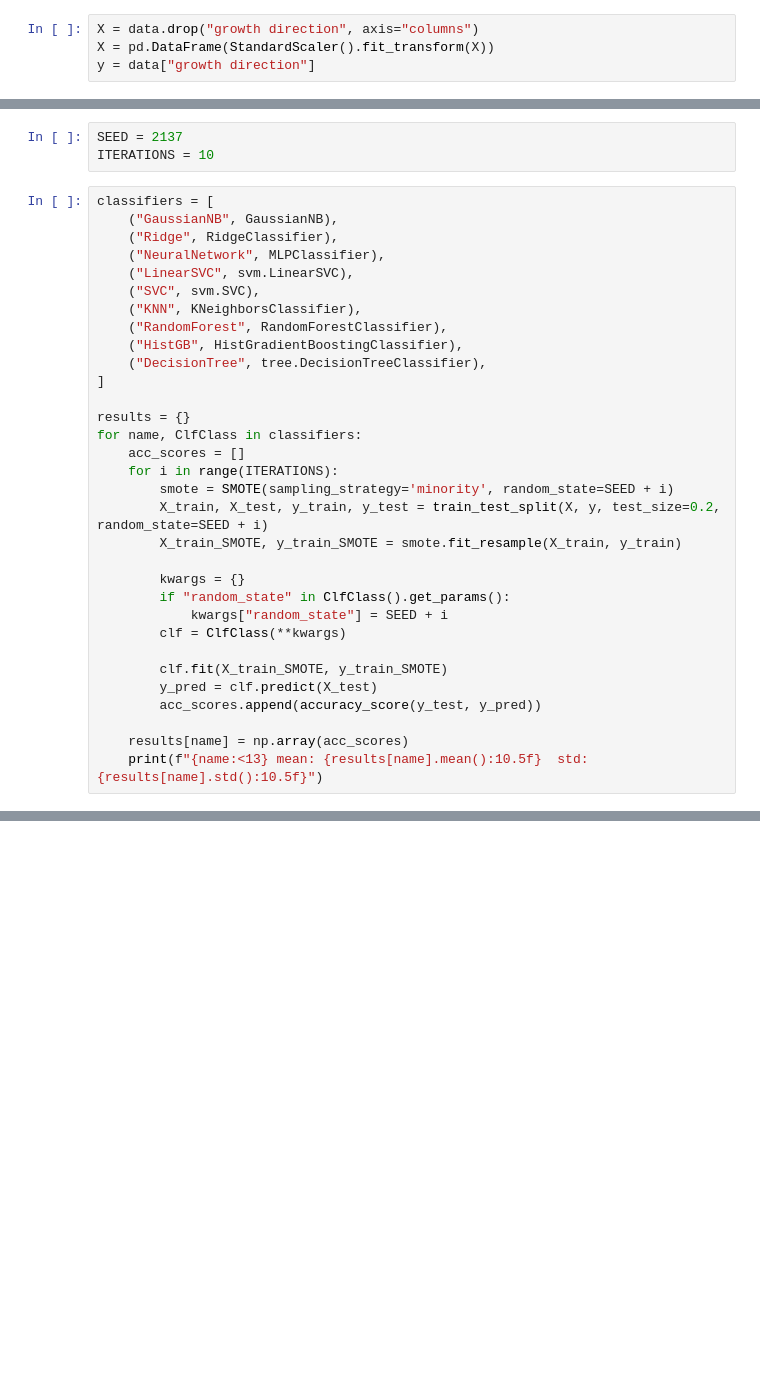
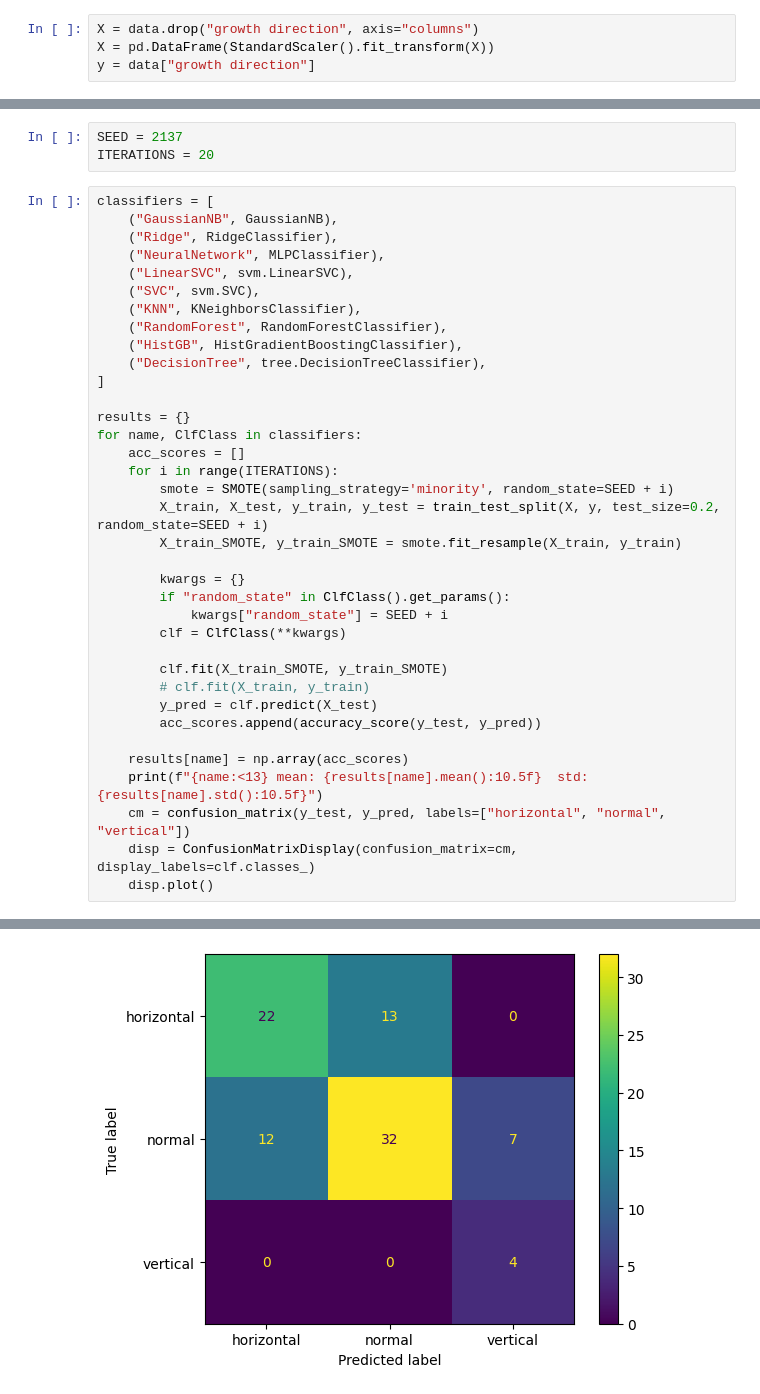
Before and after one commit to kamil7430/wdsi, a Jupyter notebook: classification/main.ipynb, the cells around one changed output, grey strips where cells are left out. Drawn from its saved outputs; the diff is of its cells as text; blank space fills up the shorter version.

```diff
--- a/classification/main.ipynb
+++ b/classification/main.ipynb
@@ -46,6 +76,6 @@ sb.heatmap(X.corr())
 # %%
 SEED = 2137
-ITERATIONS = 10
+ITERATIONS = 20
 # %%
 classifiers = [
     ("GaussianNB", GaussianNB),
@@ -73,8 +103,13 @@ for name, ClfClass in classifiers:
         clf = ClfClass(**kwargs)
 
         clf.fit(X_train_SMOTE, y_train_SMOTE)
+        # clf.fit(X_train, y_train)
         y_pred = clf.predict(X_test)
         acc_scores.append(accuracy_score(y_test, y_pred))
 
     results[name] = np.array(acc_scores)
     print(f"{name:<13} mean: {results[name].mean():10.5f}  std: {results[name].std():10.5f}")
+    cm = confusion_matrix(y_test, y_pred, labels=["horizontal", "normal", "vertical"])
+    disp = ConfusionMatrixDisplay(confusion_matrix=cm, display_labels=clf.classes_)
+    disp.plot()
+# %% [output]
@@ -80,0 +125 @@ for name, ClfClass in classifiers:
+[figure, added]
```
Also changed, not shown: parts of 5 cells of this notebook.
